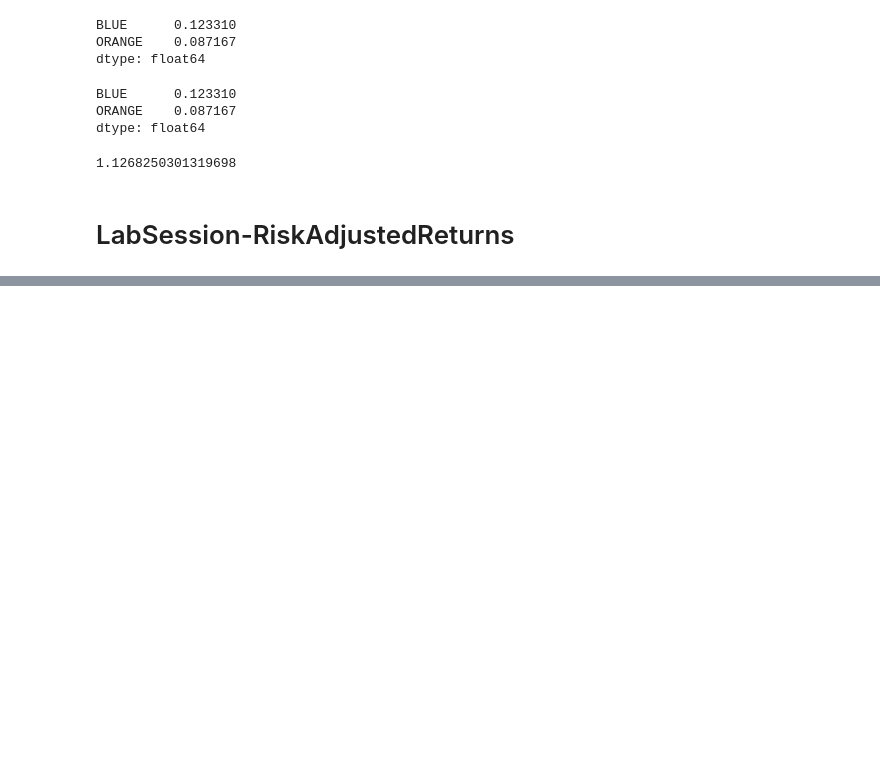
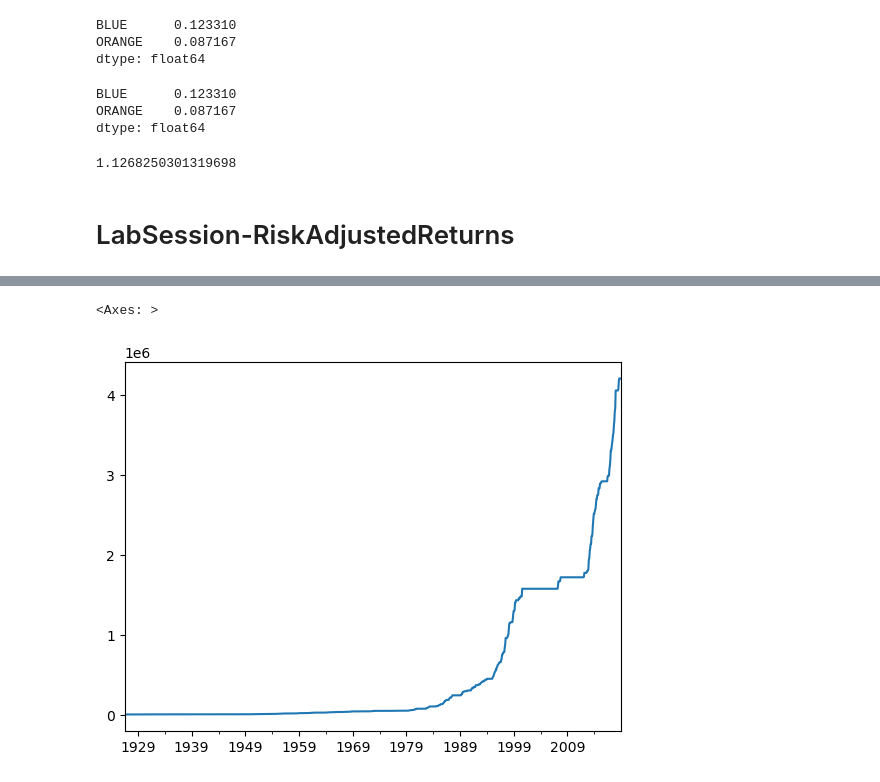
Before and after one commit to TheSmallRaccoon/PortAnalytics---Notes, a Jupyter notebook: MyPractice.ipynb, the cells around one changed output, grey strips where cells are left out. Drawn from its saved outputs; the diff is of its cells as text; code cells hidden in the pictures; blank space fills up the shorter version.

```diff
--- a/MyPractice.ipynb
+++ b/MyPractice.ipynb
@@ -257,0 +554,7 @@ rm=0.01
+# %%
+previous_peaks=wealth_index.cummax()
+# %%
+previous_peaks.plot.line()
+# %% [output]
+<Axes: >
+[figure, added]
```
Also changed, not shown: parts of 42 cells of this notebook.
